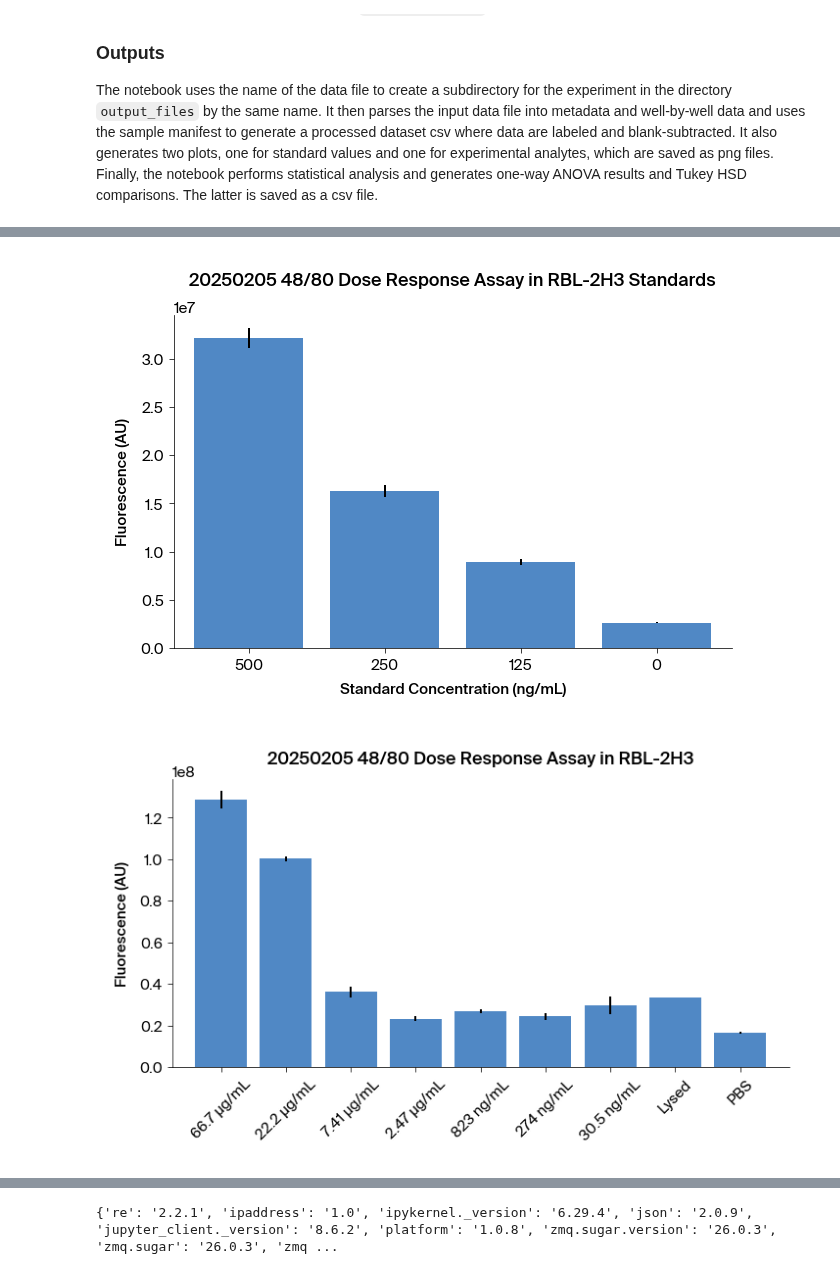
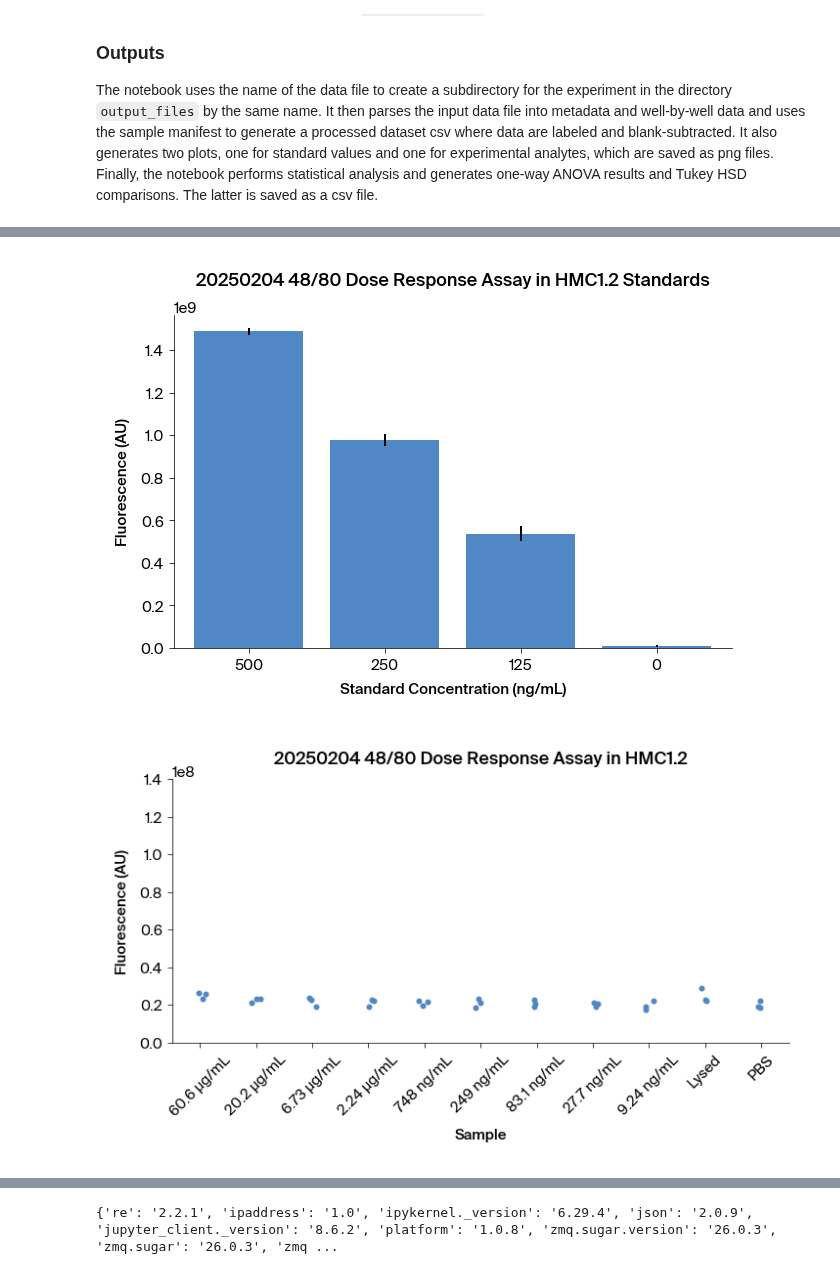
Before and after one commit to Arcadia-Science/2025-hex-assay-analysis, a Jupyter notebook: analysis_notebooks/hex_assay_analysis_main.ipynb, the cells around one changed output, grey strips where cells are left out. Saved outputs shown, nothing was run; the diff lists cells and outputs as text; code cells hidden in the pictures.

Commit message:
updates to analysis notebooks based on translation data meeting

```diff
--- a/analysis_notebooks/hex_assay_analysis_main.ipynb
+++ b/analysis_notebooks/hex_assay_analysis_main.ipynb
@@ -21,9 +22,9 @@ from statsmodels.stats.multicomp import pairwise_tukeyhsd
 # %%
 # Parameterization.
 
-data_filename = "../data_files/20250205_2_hex_assay.csv"  # enter raw data file name here.
+data_filename = "../data_files/20250204_hex_assay.csv"  # enter raw data file name here.
 manifest_filename = (
-    "../data_files/20250205_2_hex_manifest.csv"  # enter sample manifest file name here.
+    "../data_files/20250204_hex_manifest.csv"  # enter sample manifest file name here.
 )
 
 # The blank value should match the label of blank wells.
@@ -38,7 +39,7 @@ standard_vals = [
 ]
 
 # enter the name of the experiment as a string for plot labels.
-experiment_name = "20250205 48/80 Dose Response Assay in RBL-2H3"
+experiment_name = "20250204 48/80 Dose Response Assay in HMC1.2"
 # %%
 if os.path.exists(data_filename):
     data = pd.read_csv(data_filename)
@@ -232,38 +233,32 @@ plt.title(experiment_name + " Standards")
 plt.savefig(output_filename + "_standards.png", transparent=False)
 plt.show()
 # %% [output]
-[figure, old version]
+[figure, new version]
 # %%
 columns = labeled_df.columns.tolist()
 sample_columns = [col for col in columns if col not in standards and col != blank]
 
 samples = labeled_df[sample_columns]
+samples_filtered = labeled_df[sample_columns]
+samples_long = samples_filtered.melt(var_name="Sample", value_name="Fluorescence")
 
-sample_means = samples.mean()
-sample_std_devs = samples.std()
+plt.figure(figsize=(10, 6))
 
-apc.mpl.setup()
-plt.figure(figsize=(10, 6))
-bars = plt.bar(
-    sample_means.index,
-    sample_means.values,
-    yerr=sample_std_devs.values,
-    capsize=5,
-    alpha=1.0,
-)
+sns.stripplot(data=samples_long, x="Sample", y="Fluorescence", jitter=True, size=6)
 
-# User can update labels and title as needed.
 plt.ylabel("Fluorescence (AU)")
 plt.title(experiment_name)
 
-# Optionally adjust x-axis tick labels to avoid overlapping when plotting many samples.
-plt.xticks(rotation=45)  # Rotate x-axis labels for better readability.
+plt.xticks(rotation=45)
 plt.tight_layout()
 
+plt.ylim(0, 1.4e8)
+
+# Save figure
 plt.savefig(output_filename + "_samples.png", transparent=False)
 plt.show()
 # %% [output]
-[figure, old version]
+[figure, new version]
 # %%
 # Data must be reshaped for statistical analysis.
 samples_melt = samples.melt(var_name="Treatment", value_name="Concentration")
```
Also changed, not shown: parts of 11 cells of this notebook, 1 other file.
